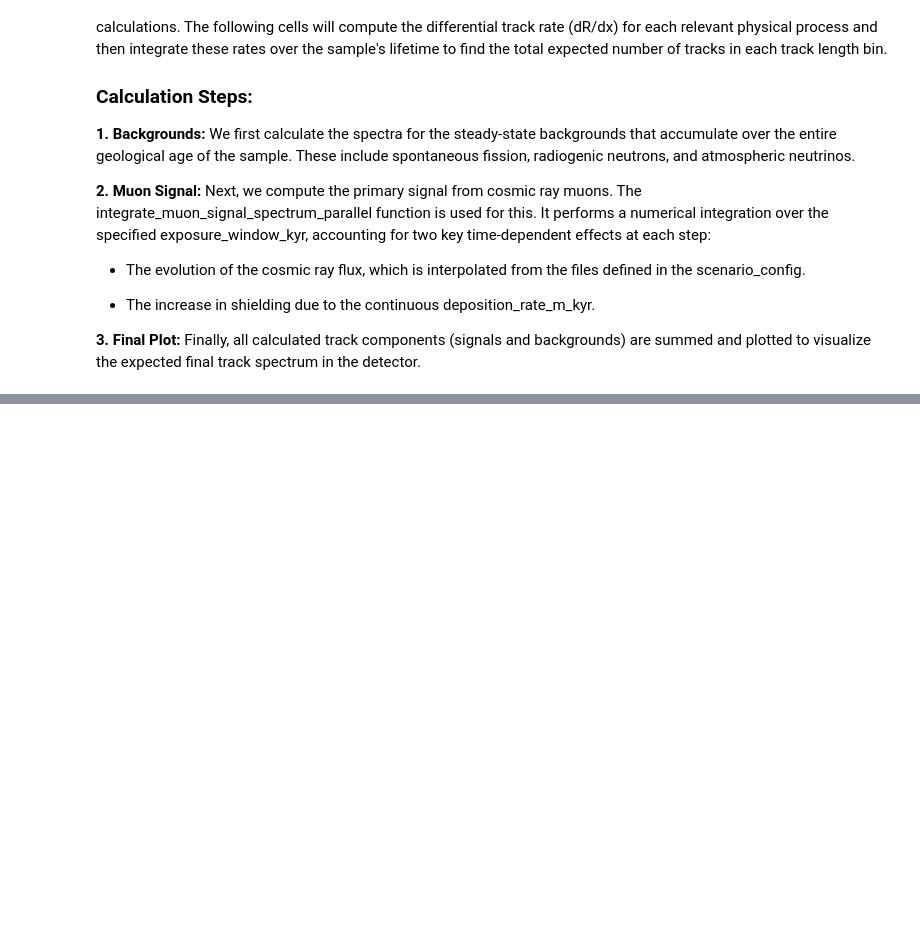
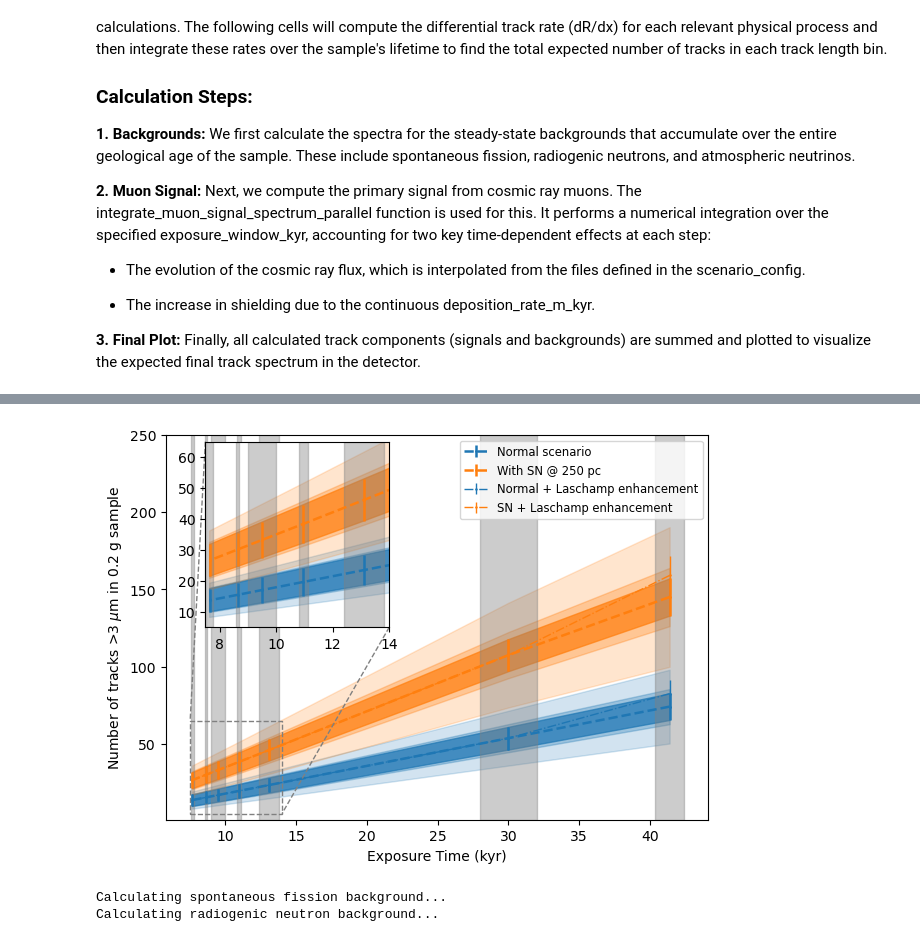
Before and after one commit to cgalelli/PrimusCode, a Jupyter notebook: CDP_analysis.ipynb, the cells around one changed output, grey strips where cells are left out. Cells and saved outputs as stored; diff of their text form; code cells hidden in the pictures; blank space fills up the shorter version.

```diff
--- a/CDP_analysis.ipynb
+++ b/CDP_analysis.ipynb
@@ -134,5 +194,5 @@ total_mup_tracks_SN250 = np.array([mineral.integrate_particle_signal_spectrum_pa
 # %%
-tracks_mum_enhanced = mineral.integrate_particle_signal_spectrum_parallel(x_bins, scenario_config=scenario_config_simple_enhanced, energy_bins_gev=CONFIG["geant4_energy_bins_gev"], exposure_window_kyr=exposure_times[0], initial_depth=0.6, sample_mass_kg = sample_mass_kg, steps=41, species='mu-' )
-tracks_mum_SN250_enhanced = mineral.integrate_particle_signal_spectrum_parallel(x_bins, scenario_config=scenario_config_SN250_enhanced, energy_bins_gev=CONFIG["geant4_energy_bins_gev"], exposure_window_kyr=exposure_times[0], initial_depth=0.6, sample_mass_kg = sample_mass_kg, steps=41, species='mu-')
-tracks_mup_enhanced = mineral.integrate_particle_signal_spectrum_parallel(x_bins, scenario_config=scenario_config_simple_enhanced, energy_bins_gev=CONFIG["geant4_energy_bins_gev"], exposure_window_kyr=exposure_times[0], initial_depth=0.6, sample_mass_kg = sample_mass_kg, steps=41, species='mu+' )
-tracks_mup_SN250_enhanced = mineral.integrate_particle_signal_spectrum_parallel(x_bins, scenario_config=scenario_config_SN250_enhanced, energy_bins_gev=CONFIG["geant4_energy_bins_gev"], exposure_window_kyr=exposure_times[0], initial_depth=0.6, sample_mass_kg = sample_mass_kg, steps=41, species='mu+')
+tracks_mum_enhanced = mineral.integrate_particle_signal_spectrum_parallel(x_bins, scenario_config=scenario_config_simple_enhanced, energy_bins_gev=CONFIG["geant4_energy_bins_gev"], exposure_window_kyr=exposure_times[0], initial_depth=0.15, sample_mass_kg = sample_mass_kg, steps=41, species='mu-' )
+tracks_mum_SN250_enhanced = mineral.integrate_particle_signal_spectrum_parallel(x_bins, scenario_config=scenario_config_SN250_enhanced, energy_bins_gev=CONFIG["geant4_energy_bins_gev"], exposure_window_kyr=exposure_times[0], initial_depth=0.15, sample_mass_kg = sample_mass_kg, steps=41, species='mu-')
+tracks_mup_enhanced = mineral.integrate_particle_signal_spectrum_parallel(x_bins, scenario_config=scenario_config_simple_enhanced, energy_bins_gev=CONFIG["geant4_energy_bins_gev"], exposure_window_kyr=exposure_times[0], initial_depth=0.15, sample_mass_kg = sample_mass_kg, steps=41, species='mu+' )
+tracks_mup_SN250_enhanced = mineral.integrate_particle_signal_spectrum_parallel(x_bins, scenario_config=scenario_config_SN250_enhanced, energy_bins_gev=CONFIG["geant4_energy_bins_gev"], exposure_window_kyr=exposure_times[0], initial_depth=0.15, sample_mass_kg = sample_mass_kg, steps=41, species='mu+')
@@ -186,8 +253,8 @@ plt.show()
 # %%
-summed_target = np.sum(total_muon_tracks[..., x_mids>4000], axis=-1)
-summed_SN250 = np.sum(total_muon_tracks_SN250[..., x_mids>4000], axis=-1)
-summed_enhanced = np.sum(total_muon_tracks_enhanced[..., x_mids>4000], axis=-1)
-summed_SN250_enhanced = np.sum(total_muon_tracks_SN250_enhanced[..., x_mids>4000], axis=-1)
+summed_target = np.sum(total_muon_tracks[..., x_mids>3000], axis=-1)
+summed_SN250 = np.sum(total_muon_tracks_SN250[..., x_mids>3000], axis=-1)
+summed_enhanced = np.sum(total_muon_tracks_enhanced[..., x_mids>3000], axis=-1)
+summed_SN250_enhanced = np.sum(total_muon_tracks_SN250_enhanced[..., x_mids>3000], axis=-1)
 # %%
 fig, ax = plt.subplots(figsize=[7, 5])
 
@@ -227,39 +296,41 @@ ax.fill_between(exposure_times, summed_SN250-np.sqrt(summed_SN250), summed_SN250
 ax.fill_between(exposure_times, summed_SN250-np.sqrt(summed_SN250+(0.1*summed_SN250)**2), summed_SN250+np.sqrt(summed_SN250+(0.1*summed_SN250)**2), color='C1', alpha=0.3)
 ax.fill_between(exposure_times, summed_SN250-np.sqrt(summed_SN250+(0.3*summed_SN250)**2), summed_SN250+np.sqrt(summed_SN250+(0.3*summed_SN250)**2), color='C1', alpha=0.2)
 
 ax.errorbar(exposure_times, summed_enhanced, yerr= np.sqrt(summed_enhanced), label="Normal + Laschamp enhancement", linewidth=1., color='C0', marker='o', markersize=0.8, linestyle='-.', capsize=0)
 ax.errorbar(exposure_times, summed_SN250_enhanced, yerr= np.sqrt(summed_SN250_enhanced), label="SN + Laschamp enhancement", linewidth=1., color='C1', marker='o', markersize=0.8, linestyle='-.', capsize=0)
 
 for i, age in enumerate(exposure_times):
     ax.axvspan(age-exposure_times_err[i], age+exposure_times_err[i], color='grey', alpha=0.4)
 
-axins = zoomed_inset_axes(ax, zoom=2.7, loc='upper left',bbox_to_anchor=(0.06, 0.6, 0.4, 0.4), bbox_transform=ax.transAxes)
+axins = zoomed_inset_axes(ax, zoom=2., loc='upper left',bbox_to_anchor=(0.06, 0.6, 0.4, 0.4), bbox_transform=ax.transAxes)
 axins.errorbar(exposure_times, summed_target, yerr= np.sqrt(summed_target), label="Normal scenario", linewidth=1.8, color='C0', marker='o', markersize=1., linestyle='--', capsize=0)
 axins.fill_between(exposure_times, summed_target-np.sqrt(summed_target), summed_target+np.sqrt(summed_target), color='C0', alpha=0.7)
 axins.fill_between(exposure_times, summed_target-np.sqrt(summed_target+(0.1*summed_target)**2), summed_target+np.sqrt(summed_target+(0.1*summed_target)**2), color='C0', alpha=0.3)
 axins.fill_between(exposure_times, summed_target-np.sqrt(summed_target+(0.3*summed_target)**2), summed_target+np.sqrt(summed_target+(0.3*summed_target)**2), color='C0', alpha=0.2)
 
 axins.errorbar(exposure_times, summed_SN250, yerr= np.sqrt(summed_SN250), label="With SN @ 250 pc", linewidth=1.8, color='C1', marker='o', markersize=1., linestyle='--', capsize=0)
 axins.fill_between(exposure_times, summed_SN250-np.sqrt(summed_SN250), summed_SN250+np.sqrt(summed_SN250), color='C1', alpha=0.7)
 axins.fill_between(exposure_times, summed_SN250-np.sqrt(summed_SN250+(0.1*summed_SN250)**2), summed_SN250+np.sqrt(summed_SN250+(0.1*summed_SN250)**2), color='C1', alpha=0.3)
 axins.fill_between(exposure_times, summed_SN250-np.sqrt(summed_SN250+(0.3*summed_SN250)**2), summed_SN250+np.sqrt(summed_SN250+(0.3*summed_SN250)**2), color='C1', alpha=0.2)
 
 for i, age in enumerate(exposure_times):
     axins.axvspan(age-exposure_times_err[i], age+exposure_times_err[i], color='grey', alpha=0.4)
 
 axins.set_xlim(7.5, 14)
-axins.set_ylim(50, 550)
+axins.set_ylim(5, 65)
 mark_inset(ax, axins, loc1=2, loc2=4, fc="none", ec="0.5", linestyle='--')
 
 ax.set_xlabel(r"Exposure Time (kyr)")
-ax.set_ylabel(r"Number of tracks >5 $\mu$m in 0.2 g sample")
+ax.set_ylabel(r"Number of tracks >3 $\mu$m in 0.2 g sample")
 #ax.set_title("Time Evolution of Muon-Induced Tracks")
-ax.set_ylim(1e0, 2.5e3)
+ax.set_ylim(1e0, 2.5e2)
 ax.legend(fontsize='small', loc='upper right')
 plt.savefig("Plots/CDP_time_evolution.png", dpi=500)
 plt.show()
+# %% [output]
+[figure, added]
 # %%
-filepath = './Data/processed_recoils/Olivine_muon_recoil_simple_10.0kyr_0mwe.npz'
+filepath = './Data/processed_recoils/Olivine_mu-_recoil_simple_10.0kyr_0.1mwe.npz'
 recoil_data = np.load(filepath)
 
 x_bins_N = np.linspace(0, 10000, 100)        #Track length bins in nm
@@ -271,8 +342,11 @@ drdx_neutron = mineral.calculate_neutron_spectrum(x_bins_N)
 
 drdx_org = np.zeros_like(drdx_muon['total'])
 drdx_result = np.zeros_like(drdx_muon['total'])
-for name in recoil_data.files[1:]:
-    if name != 'total' and name != 'Er_bins':
-        if name in ['Mg', 'Fe', 'Si', 'O']:
+for name in drdx_muon.keys():
+    if name != 'total' and name != 'Er_bins' and name != 'neutron':
+        if name in ['Mg26','Mg25', 'Fe56', 'Fe57','Si28','Si29','Si30', 'O16', 'O17', 'O18']:
             drdx_org += drdx_muon[name]
         else: drdx_result += drdx_muon[name]
+# %% [output]
+Calculating spontaneous fission background...
+Calculating radiogenic neutron background...
```
Also changed, not shown: parts of 15 cells of this notebook.
